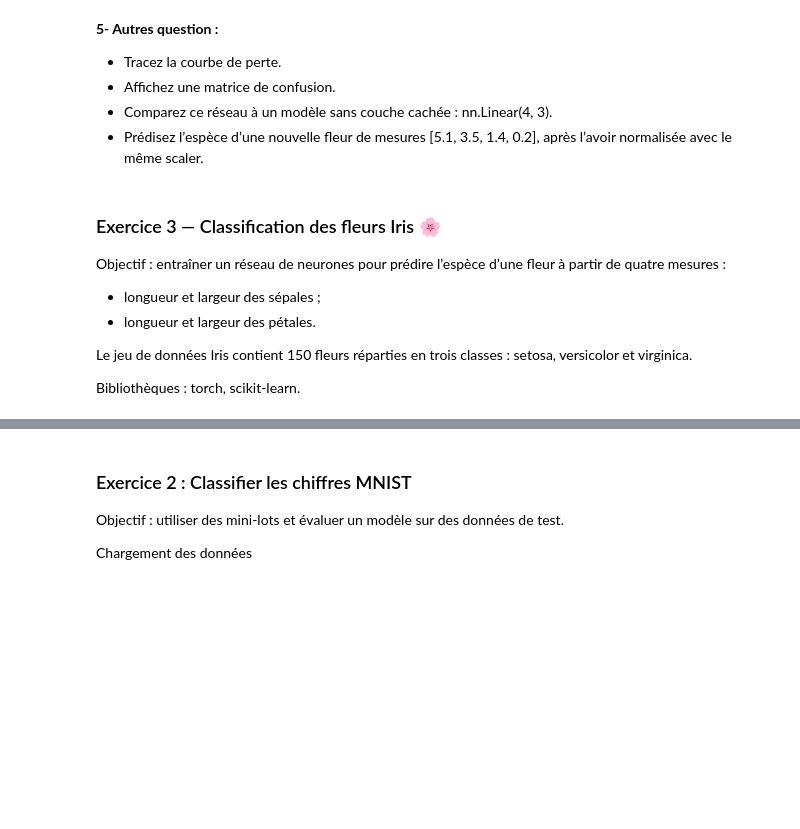
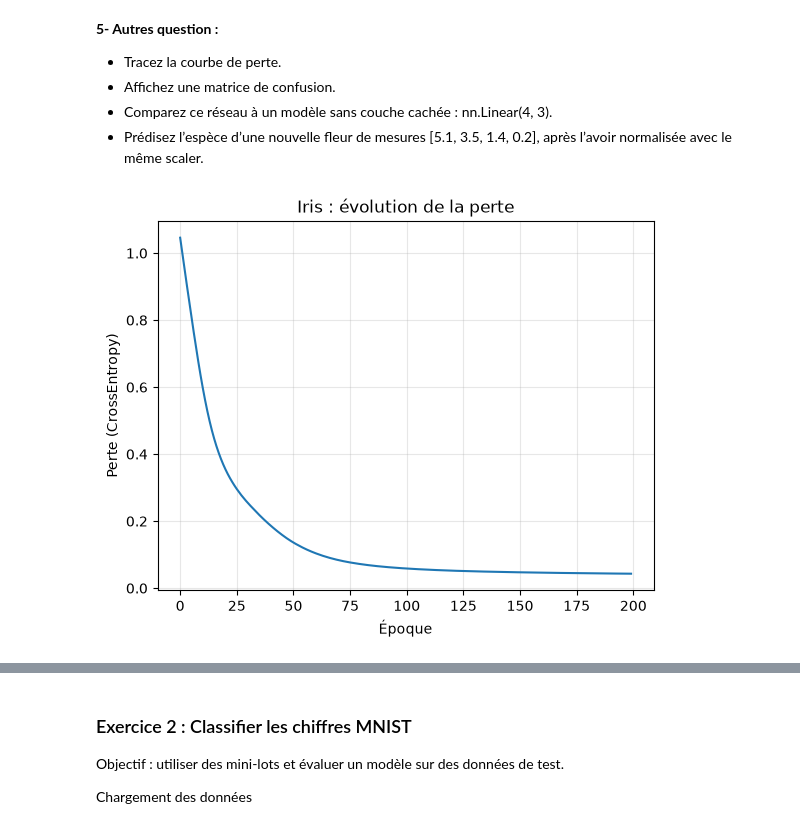
Before and after one commit to BouthainaBoubou/tp1_IAGeneratif, a Jupyter notebook: Activité pratique Bases de Pytorch.ipynb, the cells around one changed output, grey strips where cells are left out. Cells and saved outputs as stored; diff of their text form; code cells hidden in the pictures; blank space fills up the shorter version.

```diff
--- a/Activité pratique Bases de Pytorch.ipynb
+++ b/Activité pratique Bases de Pytorch.ipynb
@@ -1010,15 +1082,13 @@ Accuracy sur le test : 100.0%
 - Affichez une matrice de confusion.
 - Comparez ce réseau à un modèle sans couche cachée : nn.Linear(4, 3).
 - Prédisez l’espèce d’une nouvelle fleur de mesures [5.1, 3.5, 1.4, 0.2], après l’avoir normalisée avec le même scaler.
-# %% [markdown]
-###  Exercice 3  — Classification des fleurs Iris 🌸
-
-Objectif : entraîner un réseau de neurones pour prédire l’espèce d’une fleur à partir de quatre mesures :
-
-- longueur et largeur des sépales ;
-- longueur et largeur des pétales.
-
-Le jeu de données Iris contient 150 fleurs réparties en trois classes : setosa, versicolor et virginica.
-
-
-Bibliothèques : torch, scikit-learn.
+# %%
+# Courbe de perte d'entraînement
+plt.plot(losses)
+plt.xlabel("Époque")
+plt.ylabel("Perte (CrossEntropy)")
+plt.title("Iris : évolution de la perte")
+plt.grid(alpha=0.3)
+plt.show()
+# %% [output]
+[figure, added]
```
Also changed, not shown: parts of 32 cells of this notebook, 3 other files.
